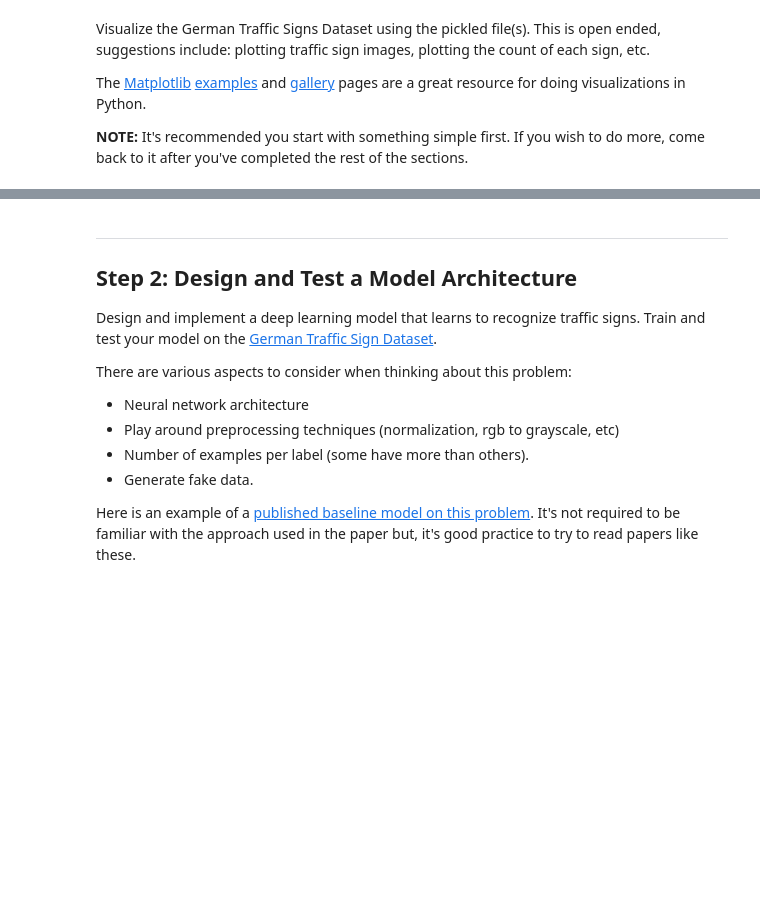
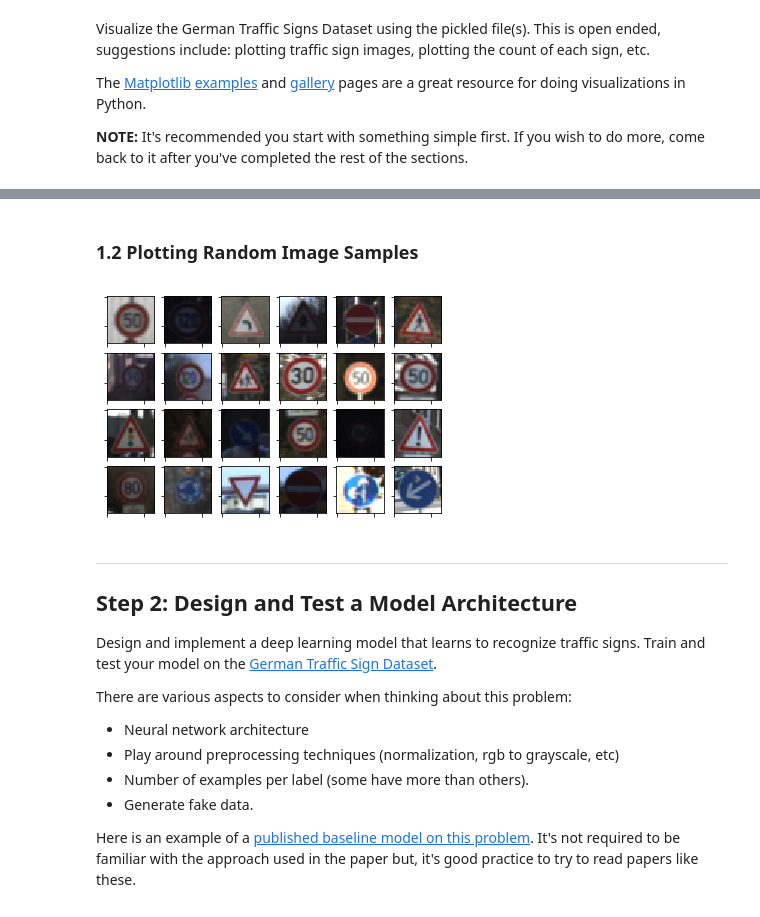
Before and after one commit to chongtinghoivan/CarND-Traffic-Sign-Classifier-Project, a Jupyter notebook: Traffic_Sign_Classifier.ipynb, the cells around one changed output, grey strips where cells are left out. Cells and saved outputs as stored; diff of their text form; code cells hidden in the pictures; blank space fills up the shorter version.

```diff
--- a/Traffic_Sign_Classifier.ipynb
+++ b/Traffic_Sign_Classifier.ipynb
@@ -122,3 +155,20 @@ import matplotlib.pyplot as plt
+# %% [markdown]
+### 1.2 Plotting Random Image Samples
+# %%
+# Random Sampling the images
+idx = np.arange(y_train.shape[0]) # Create an index
+np.random.shuffle(idx) # Shuffle the index
+
+# Creating subplots
+fig, xaxis = plt.subplots(4,6)
+for i in range(4):
+    for j in range(6):
+        xaxis[i,j].imshow(X_train[idx[j+10*i]])
+        # Making xlabel invisible
+        plt.setp(xaxis[i, j].get_xticklabels(), visible=False)
+        plt.setp(xaxis[i, j].get_yticklabels(), visible=False)
+# %% [output]
+[figure, added]
 # %% [markdown]
 ----
 
```
Also changed, not shown: parts of 4 cells of this notebook.
